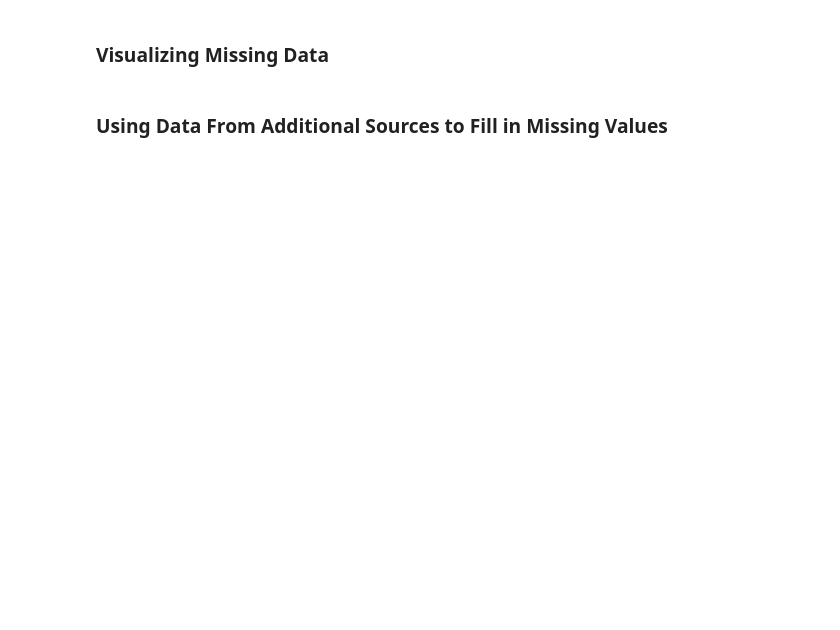
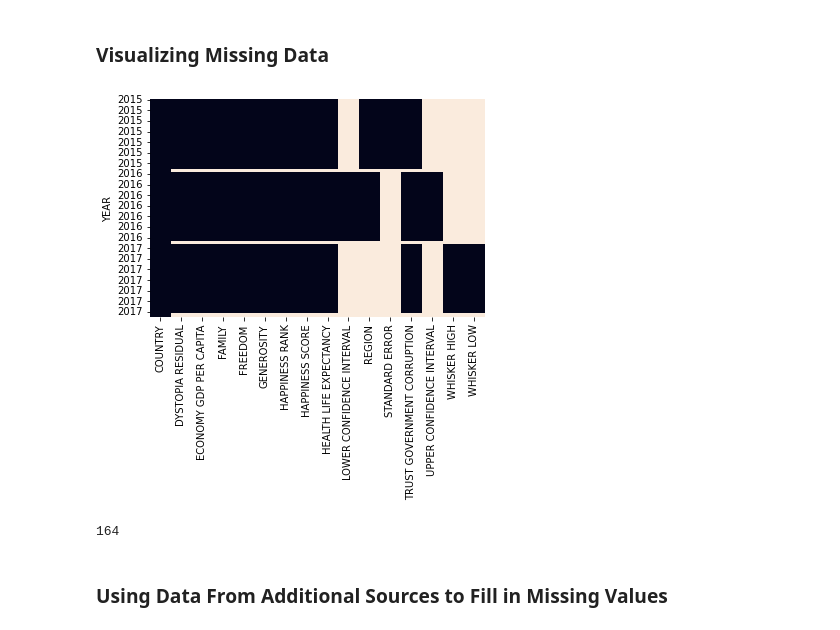
Before and after one commit to icta-tecaji/python-data-analysis-public, a Jupyter notebook: Del_09_Priprava_in_čiščenje_podatkov_napredno/09_Priprava_in_čiščenje_podatkov_napredno_CLEAN.ipynb, the cells around one changed output. Drawn from its saved outputs; the diff is of its cells as text; code cells hidden in the pictures; blank space fills up the shorter version.

```diff
--- a/Del_09_Priprava_in_čiščenje_podatkov_napredno/09_Priprava_in_čiščenje_podatkov_napredno_CLEAN.ipynb
+++ b/Del_09_Priprava_in_čiščenje_podatkov_napredno/09_Priprava_in_čiščenje_podatkov_napredno_CLEAN.ipynb
@@ -229,0 +338,5 @@ shape_2017
+# %%
+happiness2016.columns = happiness2016.columns.str.replace('.', ' ', regex=True) \
+                    .str.replace(r'[\(\)]', '', regex=True) \
+                    .str.strip() \
+                    .str.upper()
@@ -229,0 +355,5 @@ shape_2017
+# %%
+happiness2015.columns = happiness2015.columns.str.replace('.', ' ', regex=True) \
+                    .str.replace(r'[\(\)]', '', regex=True) \
+                    .str.strip() \
+                    .str.upper()
@@ -229,0 +366,2 @@ shape_2017
+# %%
+combined = pd.concat([happiness2015, happiness2016, happiness2017], ignore_index=True, sort=True)
@@ -231,0 +395,7 @@ shape_2017
+# %%
+combined_updated = combined.set_index('YEAR')
+# %%
+sns.heatmap(combined_updated.isnull(), cbar=False)
+plt.show()
+# %% [output]
+[figure, added]
@@ -232,2 +406,6 @@ shape_2017
+# %%
+missing
+# %% [output]
+164
 # %% [markdown]
 ### Using Data From Additional Sources to Fill in Missing Values
```
Also changed, not shown: parts of 44 cells of this notebook.
